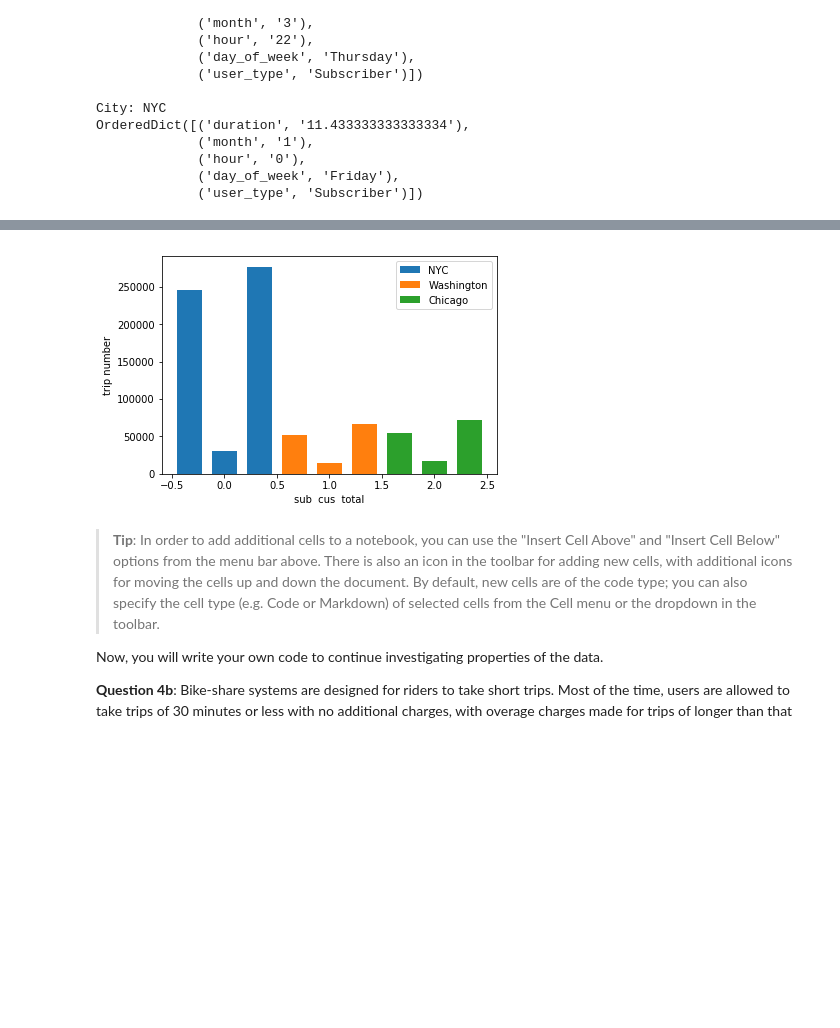
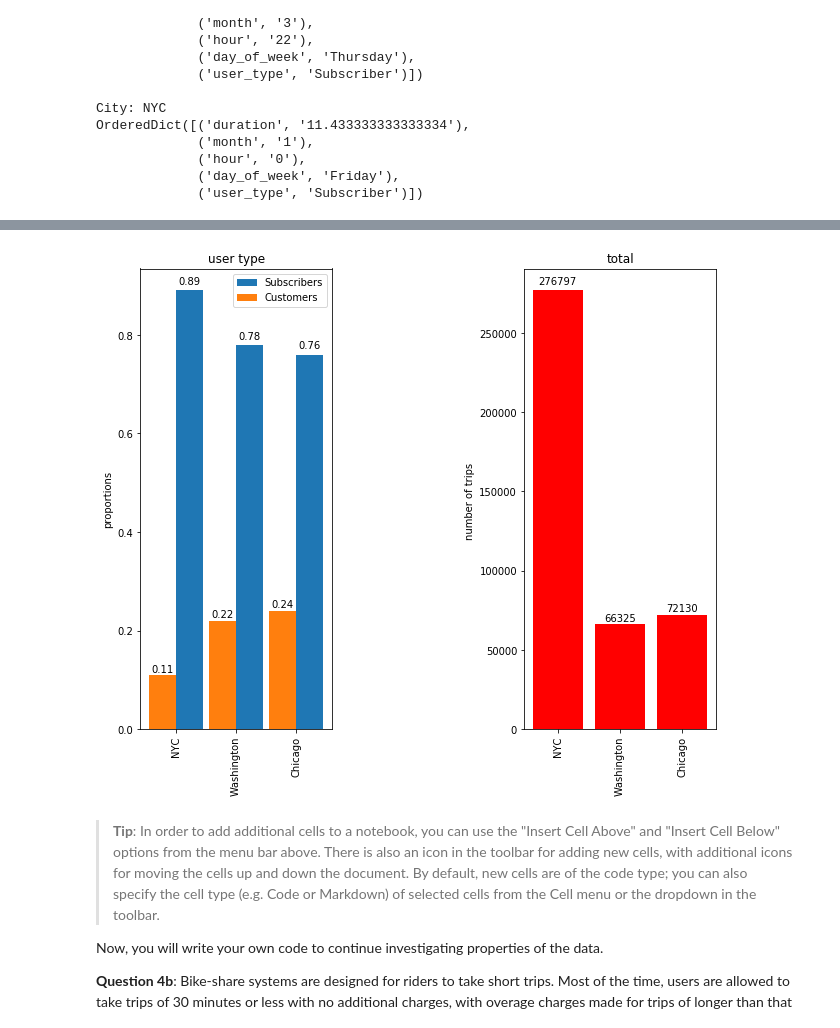
Before and after one commit to mostafaGwely/Bike_Share_Analysis, a Jupyter notebook: Bike_Share_Analysis.ipynb, the cells around one changed output, grey strips where cells are left out. Saved outputs shown, nothing was run; the diff lists cells and outputs as text; code cells hidden in the pictures; blank space fills up the shorter version.

```diff
--- a/Bike_Share_Analysis.ipynb
+++ b/Bike_Share_Analysis.ipynb
@@ -338,7 +338,7 @@ Which city has the highest proportion of trips made by short-term customers? **N
 def number_of_trips(filename):
     """
     This function reads in a file with trip data and reports the number of
-    trips made by subscribers, customers, and total overall.
+    trips made by subscribers, customers, and total .
     """
     with open(filename, 'r') as f_in:
         # set up csv reader object
@@ -359,28 +359,80 @@ def number_of_trips(filename):
         n_total = n_subscribers + n_customers
 
         # return tallies as a tuple
-        return(n_subscribers, n_customers, n_total)
+        return(round(n_subscribers/n_total,2), round(n_customers/n_total,2), n_total)
 # %%
-## Modify this and the previous cell to answer Question 4a. Remember to run ##
+# ## Modify this and the previous cell to answer Question 4a. Remember to run ##
+# ## the function on the cleaned data files you created from Question 3.      ##
+# import matplotlib.pyplot as plt
+# import numpy as np
+# %matplotlib inline
+
+# filenames =['./data/NYC-2016-Summary.csv','./data/Washington-2016-Summary.csv','./data/Chicago-2016-Summary.csv']
+# stat = {}
+# for filename in filenames:
+#     city = filename.split('/')[2].split('-')[0]
+#     stat[city] = number_of_trips(filename)
+# plt.figure()
+
+# l=1/3
+# x = 0
+# for key ,values in stat.items() :
+#     print(key,values)
+#     plt.bar([x-l,x,x+l],values,width=l-0.1,label=key)
+#     x+=1
+# plt.xlabel('sub  cus  total')
+# plt.ylabel('trip number')
+# plt.legend()
+
+
+# %pdb
+# Modify this and the previous cell to answer Question 4a. Remember to run ##
 ## the function on the cleaned data files you created from Question 3.      ##
 import matplotlib.pyplot as plt
 import numpy as np
 %matplotlib inline
 
 filenames =['./data/NYC-2016-Summary.csv','./data/Washington-2016-Summary.csv','./data/Chicago-2016-Summary.csv']
-stat = {}
-for filename in filenames:
-    city = filename.split('/')[2].split('-')[0]
-    stat[city] = number_of_trips(filename)
-plt.figure()
+values = [number_of_trips(x) for x in filenames ] #(sub% , cus% ,total)
 
-l=1/3
-x = 0
-for key ,values in stat.items() :
-    print(key,values)
-    plt.bar([x-l,x,x+l],values,width=l-0.1,label=key)
-    x+=1
-plt.xlabel('sub  cus  total')
-plt.ylabel('trip number')
-plt.legend()
+f, axarr = plt.subplots(1,2,figsize=(10,8))
+plt.subplots_adjust(left=0.1, right=0.9, bottom=0.1, top=0.9,hspace=None,wspace=1)
+
+
+
+ind = np.array(range(len(values)))
+width = 0.45
+ax11 = axarr[0].bar(ind+width/2,[x[0] for x in values],width=width,label='Subscribers')
+ax12 = axarr[0].bar(ind-width/2, [x[1] for x in values],width=width,label='Customers')
+axarr[0].set(ylabel='proportions')
+axarr[0].set_title('user type')
+axarr[0].set_xticks(ind)
+axarr[0].set_xticklabels(('NYC','Washington','Chicago'),rotation='vertical')
+
+ax2 = axarr[1].bar(ind,[x[2] for x in values],color='r')
+axarr[1].set_title('total')
+axarr[1].set(ylabel='number of trips ')
+axarr[1].set_xticks(ind)
+axarr[1].set_xticklabels(('NYC','Washington','Chicago'),rotation='vertical')
+
+def autolabel(rects,ax, xpos='center'):
+    """
+    Attach a text label above each bar in *rects*, displaying its height.
+
+    *xpos* indicates which side to place the text w.r.t. the center of
+    the bar. It can be one of the following {'center', 'right', 'left'}.
+    """
+
+#    xpos = xpos.lower()  # normalize the case of the parameter
+    ha = {'center': 'center', 'right': 'left', 'left': 'right'}
+    offset = {'center': 0.5, 'right': 0.57, 'left': 0.43}  # x_txt = x + w*off
+
+    for rect in rects:
+        height = rect.get_height()
+        ax.text(rect.get_x() + rect.get_width()*offset[xpos], 1.01*height,
+                '{}'.format(height), ha=ha[xpos], va='bottom')
+    ax.legend()
+autolabel(ax11,axarr[0],'center')
+autolabel(ax12,axarr[0],'center')
+autolabel(ax2,axarr[1],'center')
 # %% [output]
@@ -391,4 +439,4 @@ Chicago (54981, 17149, 72130)
-[figure, old version]
+[figure, new version]
 # %% [markdown]
 > **Tip**: In order to add additional cells to a notebook, you can use the "Insert Cell Above" and "Insert Cell Below" options from the menu bar above. There is also an icon in the toolbar for adding new cells, with additional icons for moving the cells up and down the document. By default, new cells are of the code type; you can also specify the cell type (e.g. Code or Markdown) of selected cells from the Cell menu or the dropdown in the toolbar.
 
```
Also changed, not shown: parts of 4 cells of this notebook.
